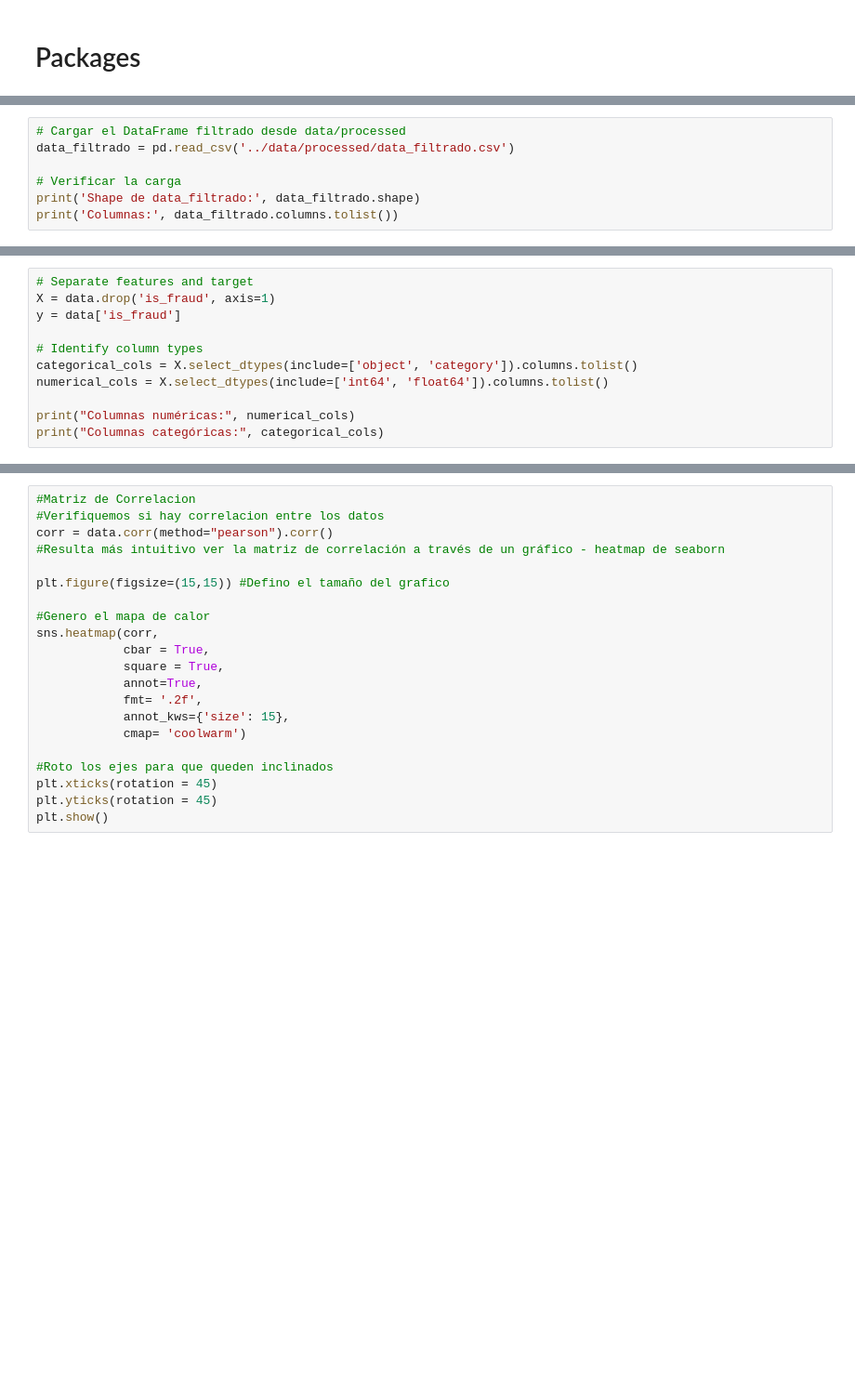
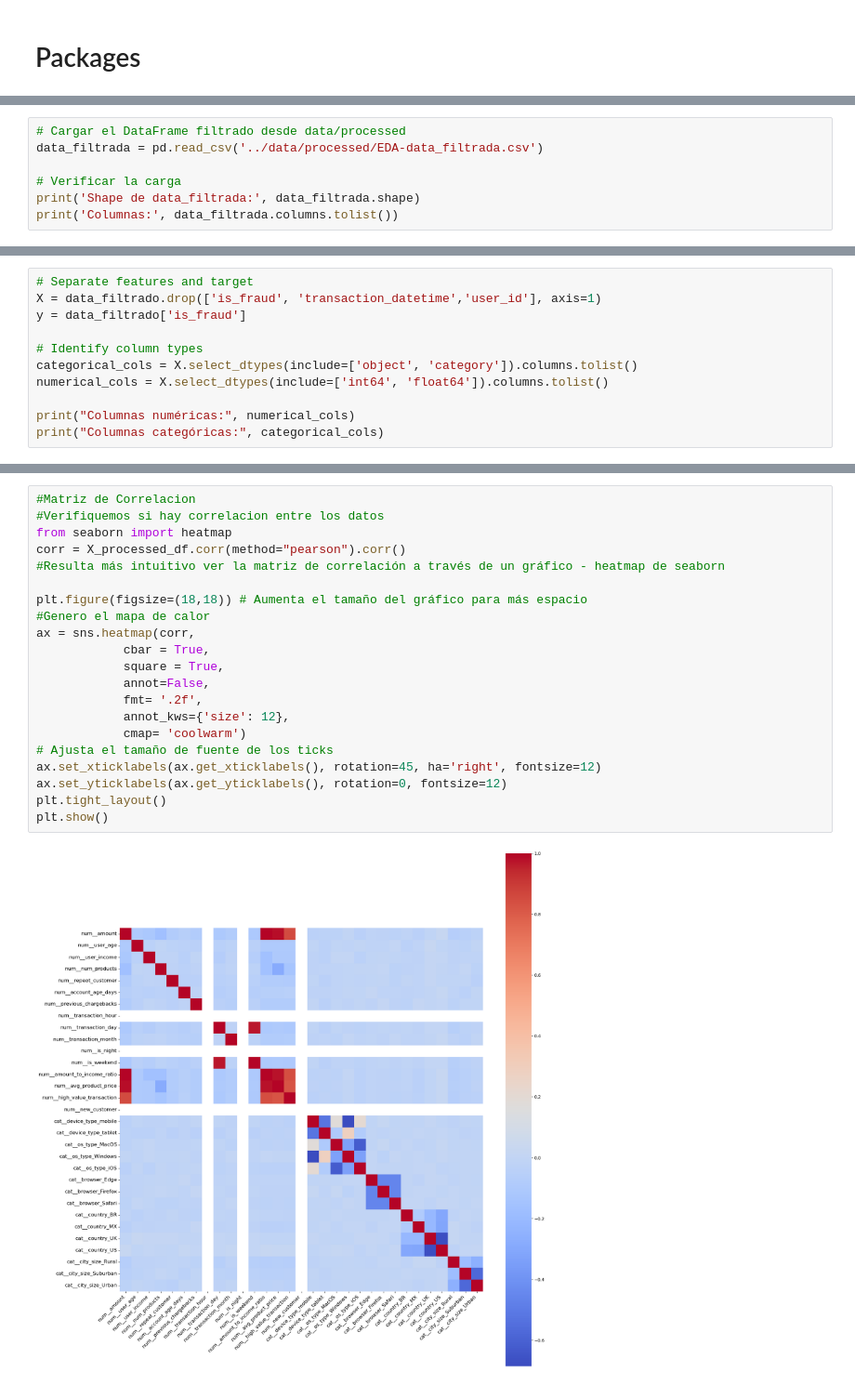
Before and after one commit to AgustinSilvio/Fraud_Detection, a Jupyter notebook: notebooks/02-Preparation.ipynb, the cells around one changed output, grey strips where cells are left out. Shown at 93% size. Drawn from its saved outputs; the diff is of its cells as text; blank space fills up the shorter version.

```diff
--- a/notebooks/02-Preparation.ipynb
+++ b/notebooks/02-Preparation.ipynb
@@ -17,7 +21,7 @@ SyntaxError: invalid syntax (2979718992.py, line 27)
 # %%
 # Cargar el DataFrame filtrado desde data/processed
-data_filtrado = pd.read_csv('../data/processed/data_filtrado.csv')
+data_filtrada = pd.read_csv('../data/processed/EDA-data_filtrada.csv')
 
 # Verificar la carga
-print('Shape de data_filtrado:', data_filtrado.shape)
-print('Columnas:', data_filtrado.columns.tolist())
+print('Shape de data_filtrada:', data_filtrada.shape)
+print('Columnas:', data_filtrada.columns.tolist())
@@ -24,7 +33,7 @@ print('Columnas:', data_filtrado.columns.tolist())
 # %%
 # Separate features and target
-X = data.drop('is_fraud', axis=1)
-y = data['is_fraud']
+X = data_filtrado.drop(['is_fraud', 'transaction_datetime','user_id'], axis=1)
+y = data_filtrado['is_fraud']
 
 # Identify column types
 categorical_cols = X.select_dtypes(include=['object', 'category']).columns.tolist()
@@ -75,21 +87,23 @@ plt.show()
 # %%
 #Matriz de Correlacion
 #Verifiquemos si hay correlacion entre los datos
-corr = data.corr(method="pearson").corr()
+from seaborn import heatmap
+corr = X_processed_df.corr(method="pearson").corr()
 #Resulta más intuitivo ver la matriz de correlación a través de un gráfico - heatmap de seaborn
 
-plt.figure(figsize=(15,15)) #Defino el tamaño del grafico
-
+plt.figure(figsize=(18,18)) # Aumenta el tamaño del gráfico para más espacio
 #Genero el mapa de calor
-sns.heatmap(corr,
+ax = sns.heatmap(corr,
             cbar = True,
             square = True,
-            annot=True,
+            annot=False,
             fmt= '.2f',
-            annot_kws={'size': 15},
+            annot_kws={'size': 12},
             cmap= 'coolwarm')
-
-#Roto los ejes para que queden inclinados
-plt.xticks(rotation = 45)
-plt.yticks(rotation = 45)
+# Ajusta el tamaño de fuente de los ticks
+ax.set_xticklabels(ax.get_xticklabels(), rotation=45, ha='right', fontsize=12)
+ax.set_yticklabels(ax.get_yticklabels(), rotation=0, fontsize=12)
+plt.tight_layout()
 plt.show()
+# %% [output]
+[figure, added]
```
Also changed, not shown: parts of 12 cells of this notebook, 3 other files.
